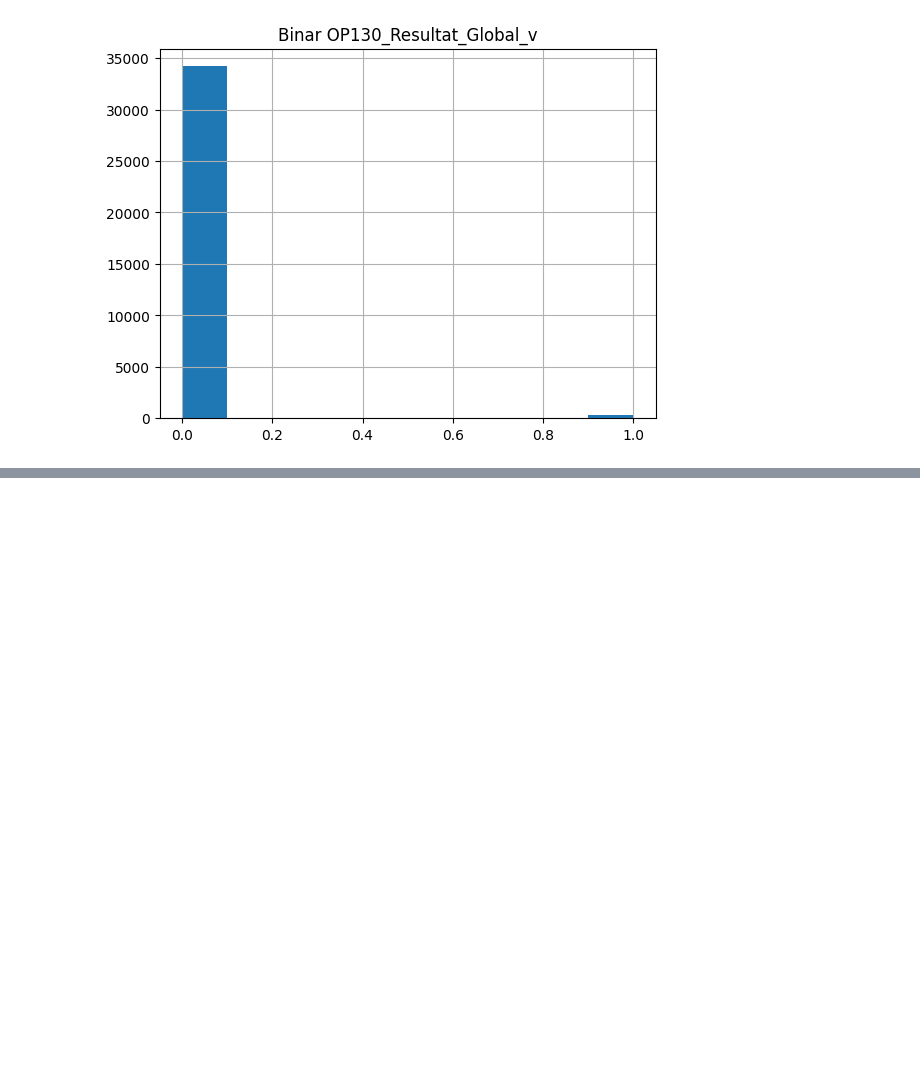
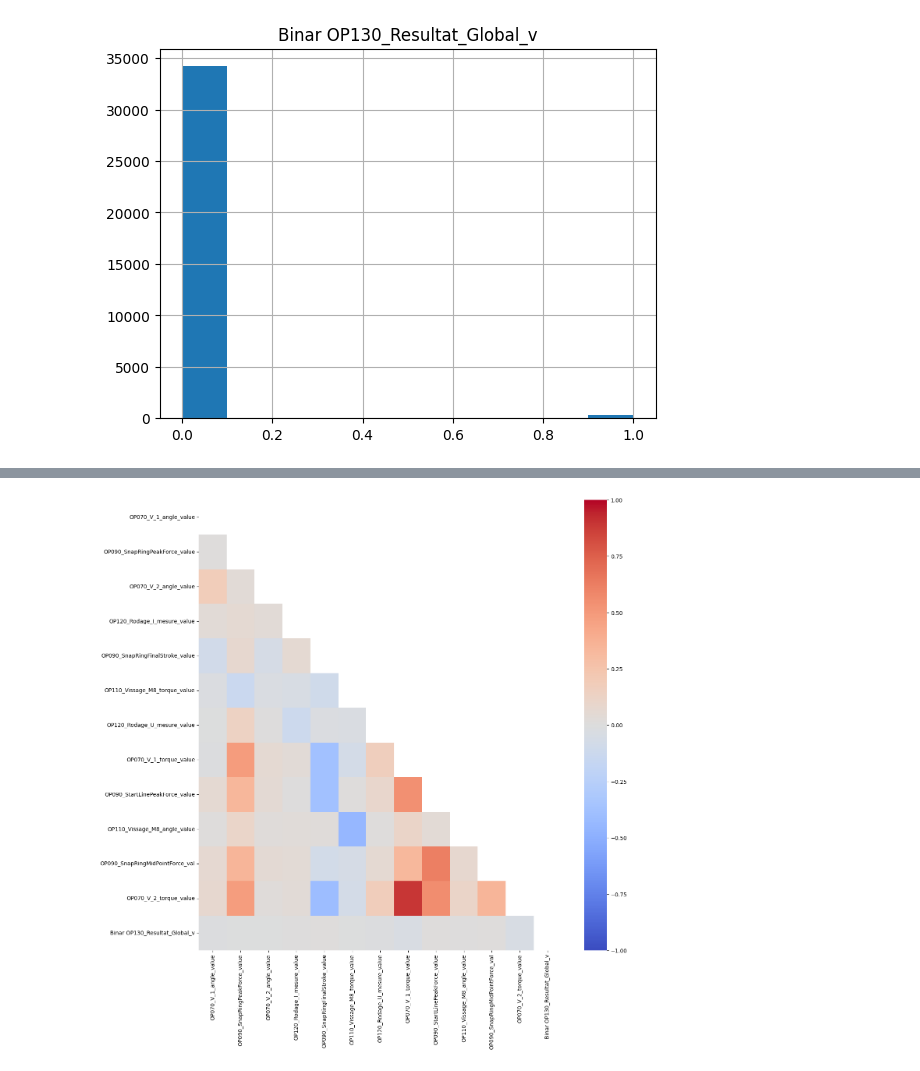
Before and after one commit to TonioHathos/AI_Valeo, a Jupyter notebook: Pre_processing_dataset_clement.ipynb, the cells around one changed output, grey strips where cells are left out. Saved outputs shown, nothing was run; the diff lists cells and outputs as text; code cells hidden in the pictures; blank space fills up the shorter version.

```diff
--- a/Pre_processing_dataset_clement.ipynb
+++ b/Pre_processing_dataset_clement.ipynb
@@ -196,0 +235,3 @@ array([[<Axes: title={'center': 'Binar OP130_Resultat_Global_v'}>]],
+# %%
+df_training_cleaned = df_training.drop(columns=["OP100_Capuchon_insertion_mesure"])
+df_test_inputs_cleaned = df_test_inputs.drop(columns=["OP100_Capuchon_insertion_mesure", "PROC_TRACEINFO"])
@@ -196,0 +299,2 @@ array([[<Axes: title={'center': 'Binar OP130_Resultat_Global_v'}>]],
+# %%
+df_training_cleaned.csv = df_training_cleaned.to_csv(path_or_buf="./df_training_cleaned.csv")
@@ -196,0 +351,5 @@ array([[<Axes: title={'center': 'Binar OP130_Resultat_Global_v'}>]],
+# %%
+visualization.plot_corr(df_training_cleaned, width=15, height=15,
+                        print_value=False)
+# %% [output]
+[figure, added]
```
Also changed, not shown: parts of 33 cells of this notebook.
